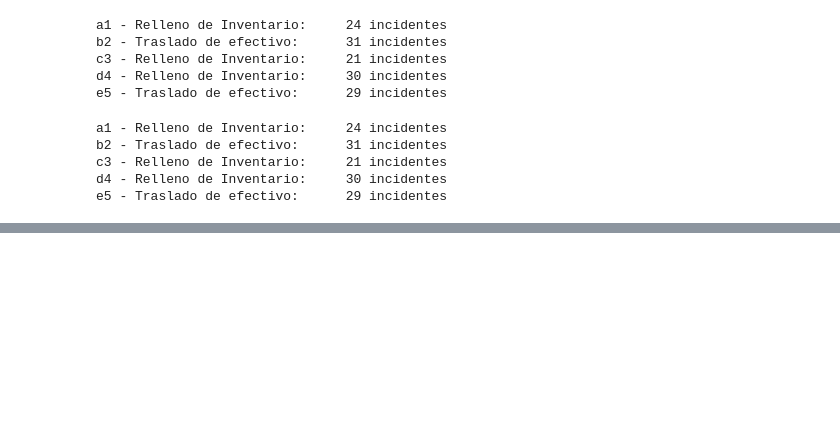
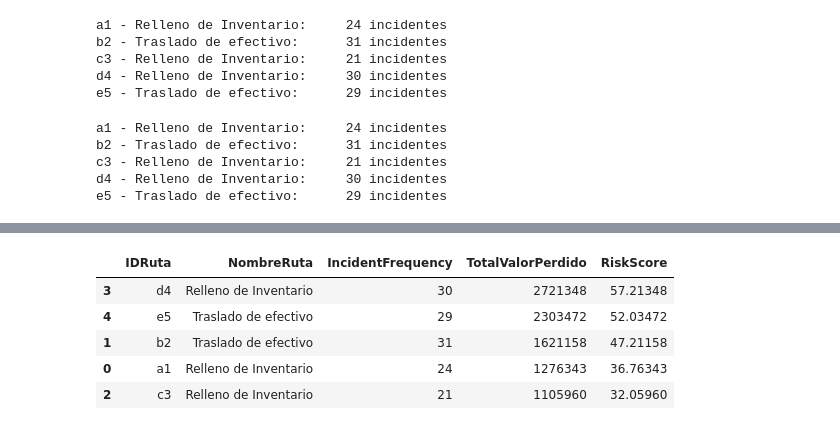
Before and after one commit to mirelesde/route-evaluation-armur, a Jupyter notebook: prueba.ipynb, the cells around one changed output, grey strips where cells are left out. Saved outputs shown, nothing was run; the diff lists cells and outputs as text; code cells hidden in the pictures; blank space fills up the shorter version.

```diff
--- a/prueba.ipynb
+++ b/prueba.ipynb
@@ -587,0 +603,11 @@ route_risk_df.head()
+# %%
+rutas_df =rutas_df.merge(route_risk_df, how='left', on='IDRuta')
+# %%
+rutas_df.sort_values(by='RiskScore', ascending=False)[['IDRuta', 'NombreRuta', 'IncidentFrequency', 'TotalValorPerdido', 'RiskScore']]
+# %% [output]
+|  | IDRuta | NombreRuta | IncidentFrequency | TotalValorPerdido | RiskScore |
+| 3 | d4 | Relleno de Inventario | 30 | 2721348 | 57.21348 |
+| 4 | e5 | Traslado de efectivo | 29 | 2303472 | 52.03472 |
+| 1 | b2 | Traslado de efectivo | 31 | 1621158 | 47.21158 |
+| 0 | a1 | Relleno de Inventario | 24 | 1276343 | 36.76343 |
+| 2 | c3 | Relleno de Inventario | 21 | 1105960 | 32.05960 |
```
Also changed, not shown: parts of 5 cells of this notebook, 2 other files.
